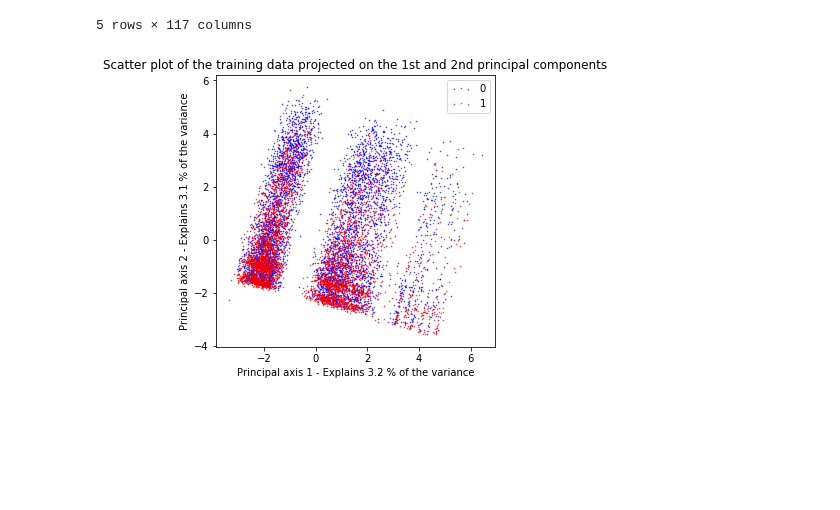
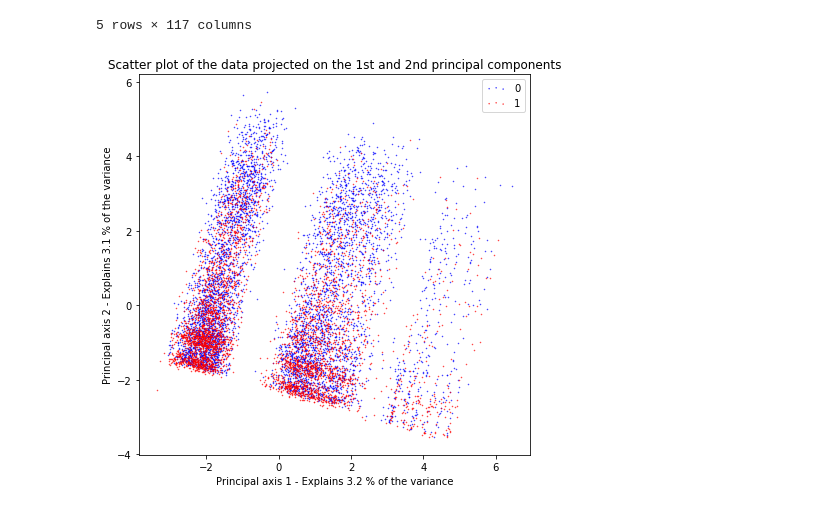
Before and after one commit to vbhuvana7/employee-attrition-prediction, a Jupyter notebook: Python/PCA.ipynb, the cells around one changed output. Drawn from its saved outputs; the diff is of its cells as text; code cells hidden in the pictures; blank space fills up the shorter version.

```diff
--- a/Python/PCA.ipynb
+++ b/Python/PCA.ipynb
@@ -20,4 +17,0 @@ y=df['STATUS']
-# %%
-label_encoder = LabelEncoder()
-for column in x.columns:
-    x[column] = label_encoder.fit_transform(x[column])
@@ -45,18 +17,0 @@ target_names = np.unique(y)
-# %%
-colors = ['blue', 'red']
-plt.figure(1, figsize=(5, 5))
-
-for color, i, target_name in zip(colors, [0, 1], target_names):
-    plt.scatter(x_pca[y == i, 0], x_pca[y == i, 1], color=color, s=1,
-                alpha=.8, label=target_name, marker='.')
-plt.legend(loc='best', shadow=False, scatterpoints=3)
-plt.title(
-        "Scatter plot of the training data projected on the 1st "
-        "and 2nd principal components")
-plt.xlabel("Principal axis 1 - Explains %.1f %% of the variance" % (
-        pca.explained_variance_ratio_[0] * 100.0))
-plt.ylabel("Principal axis 2 - Explains %.1f %% of the variance" % (
-        pca.explained_variance_ratio_[1] * 100.0))
-
-plt.savefig('pca-porto-01.png', dpi=150)
-plt.show()
@@ -122,21 +77,21 @@ X_pca.head()
 target_names = np.unique(y)
 # %%
 colors = ['blue', 'red']
-plt.figure(1, figsize=(5, 5))
+plt.figure(1, figsize=(7, 7))
 
 for color, i, target_name in zip(colors, [0, 1], target_names):
     plt.scatter(x_pca[y == i, 0], x_pca[y == i, 1], color=color, s=1,
                 alpha=.8, label=target_name, marker='.')
 plt.legend(loc='best', shadow=False, scatterpoints=3)
 plt.title(
-        "Scatter plot of the training data projected on the 1st "
+        "Scatter plot of the data projected on the 1st "
         "and 2nd principal components")
 plt.xlabel("Principal axis 1 - Explains %.1f %% of the variance" % (
         pca.explained_variance_ratio_[0] * 100.0))
 plt.ylabel("Principal axis 2 - Explains %.1f %% of the variance" % (
         pca.explained_variance_ratio_[1] * 100.0))
 
-plt.savefig('pca-porto-01.png', dpi=150)
+plt.savefig('pca.png', dpi=150)
 plt.show()
 # %% [output]
-[figure, old version]
+[figure, new version]
```
Also changed, not shown: parts of 10 cells of this notebook, 4 other files.
